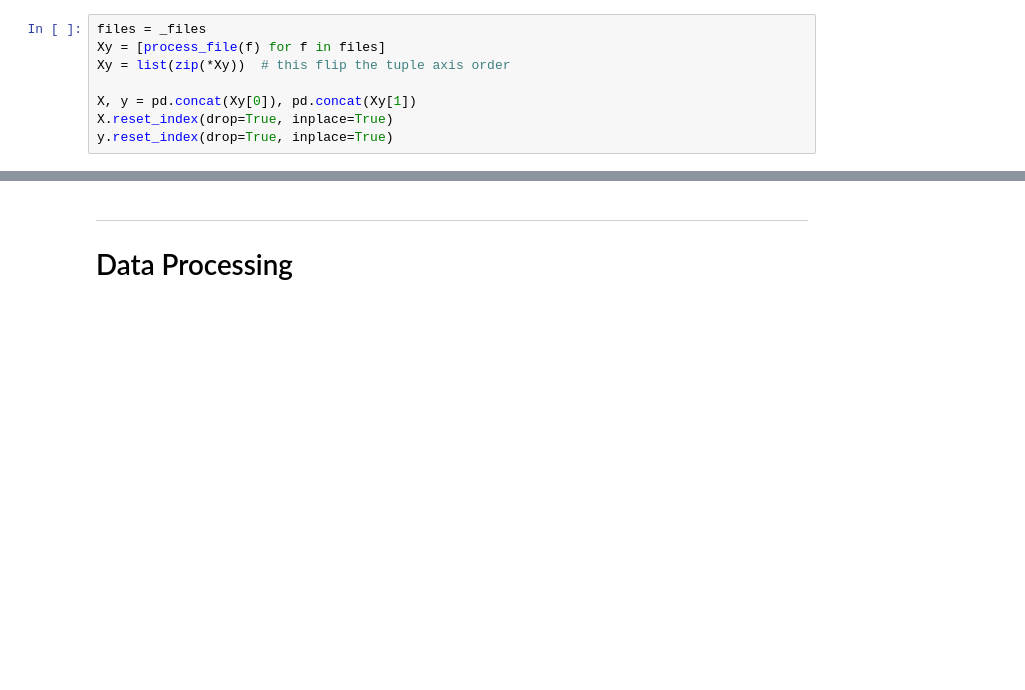
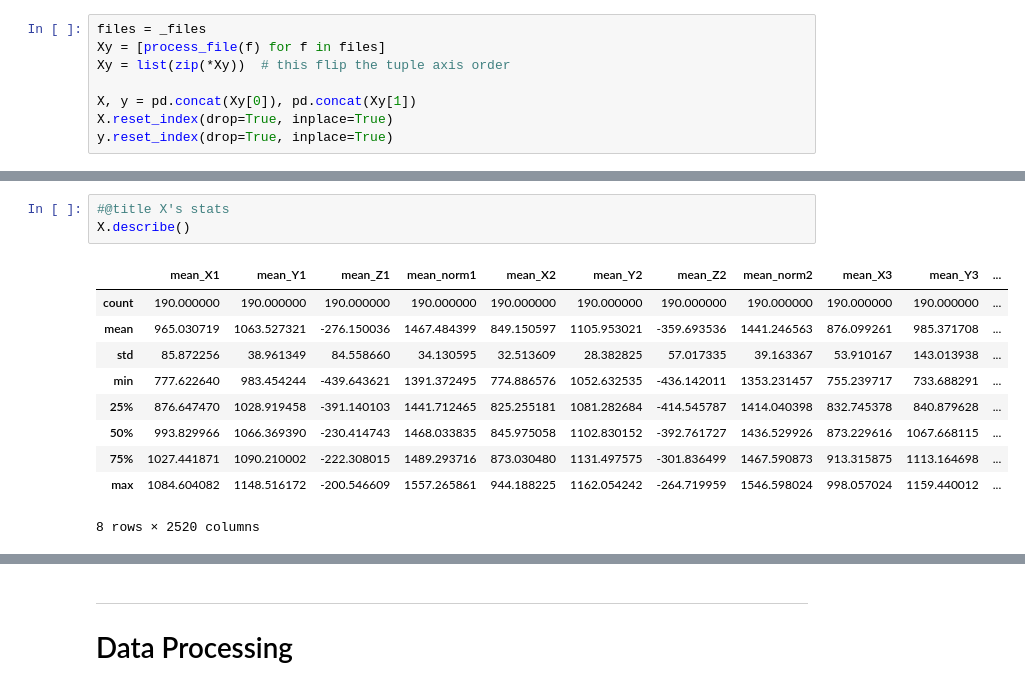
Before and after one commit to idan424/Comp.Learning_Neuro, a Jupyter notebook: Project.ipynb, the cells around one changed output, grey strips where cells are left out. Cells and saved outputs as stored; diff of their text form; blank space fills up the shorter version.

```diff
--- a/Project.ipynb
+++ b/Project.ipynb
@@ -123,0 +127,14 @@ y.reset_index(drop=True, inplace=True)
+# %%
+#@title X's stats
+X.describe()
+# %% [output]
+|  | mean_X1 | mean_Y1 | mean_Z1 | mean_norm1 | mean_X2 | mean_Y2 | mean_Z2 | mean_norm2 | mean_X3 | mean_Y3 | ... |
+| count | 190.000000 | 190.000000 | 190.000000 | 190.000000 | 190.000000 | 190.000000 | 190.000000 | 190.000000 | 190.000000 | 190.000000 | ... |
+| mean | 965.030719 | 1063.527321 | -276.150036 | 1467.484399 | 849.150597 | 1105.953021 | -359.693536 | 1441.246563 | 876.099261 | 985.371708 | ... |
+| std | 85.872256 | 38.961349 | 84.558660 | 34.130595 | 32.513609 | 28.382825 | 57.017335 | 39.163367 | 53.910167 | 143.013938 | ... |
+| min | 777.622640 | 983.454244 | -439.643621 | 1391.372495 | 774.886576 | 1052.632535 | -436.142011 | 1353.231457 | 755.239717 | 733.688291 | ... |
+| 25% | 876.647470 | 1028.919458 | -391.140103 | 1441.712465 | 825.255181 | 1081.282684 | -414.545787 | 1414.040398 | 832.745378 | 840.879628 | ... |
+| 50% | 993.829966 | 1066.369390 | -230.414743 | 1468.033835 | 845.975058 | 1102.830152 | -392.761727 | 1436.529926 | 873.229616 | 1067.668115 | ... |
+| 75% | 1027.441871 | 1090.210002 | -222.308015 | 1489.293716 | 873.030480 | 1131.497575 | -301.836499 | 1467.590873 | 913.315875 | 1113.164698 | ... |
+| max | 1084.604082 | 1148.516172 | -200.546609 | 1557.265861 | 944.188225 | 1162.054242 | -264.719959 | 1546.598024 | 998.057024 | 1159.440012 | ... |
+8 rows × 2520 columns
```
Also changed, not shown: parts of 31 cells of this notebook.
